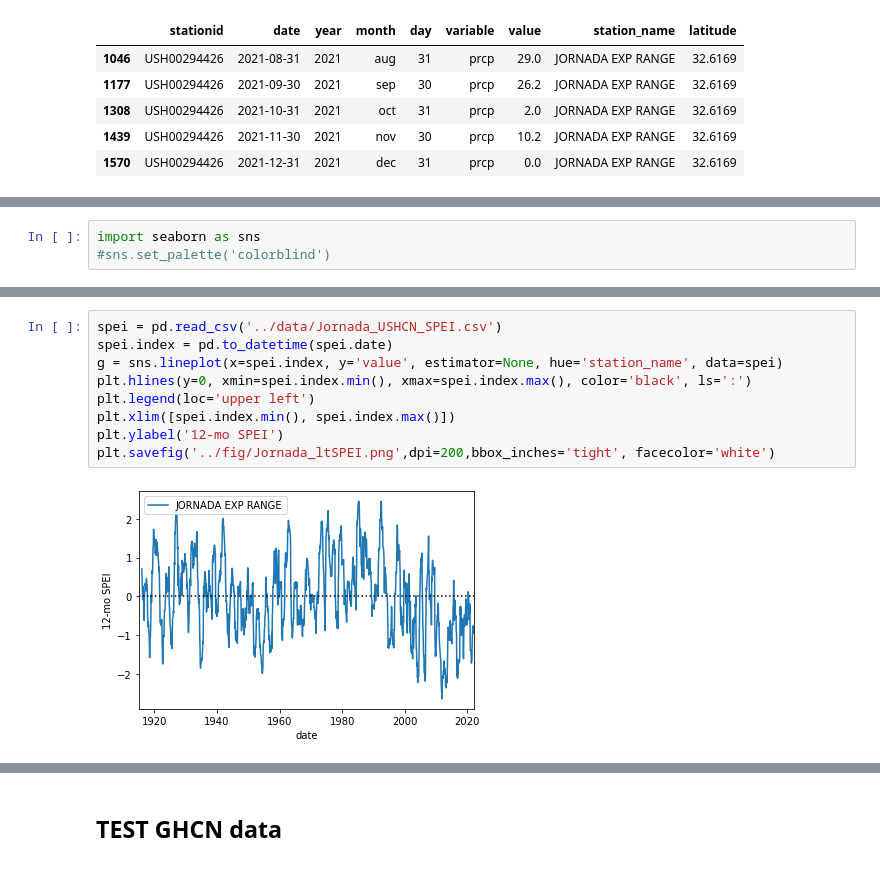
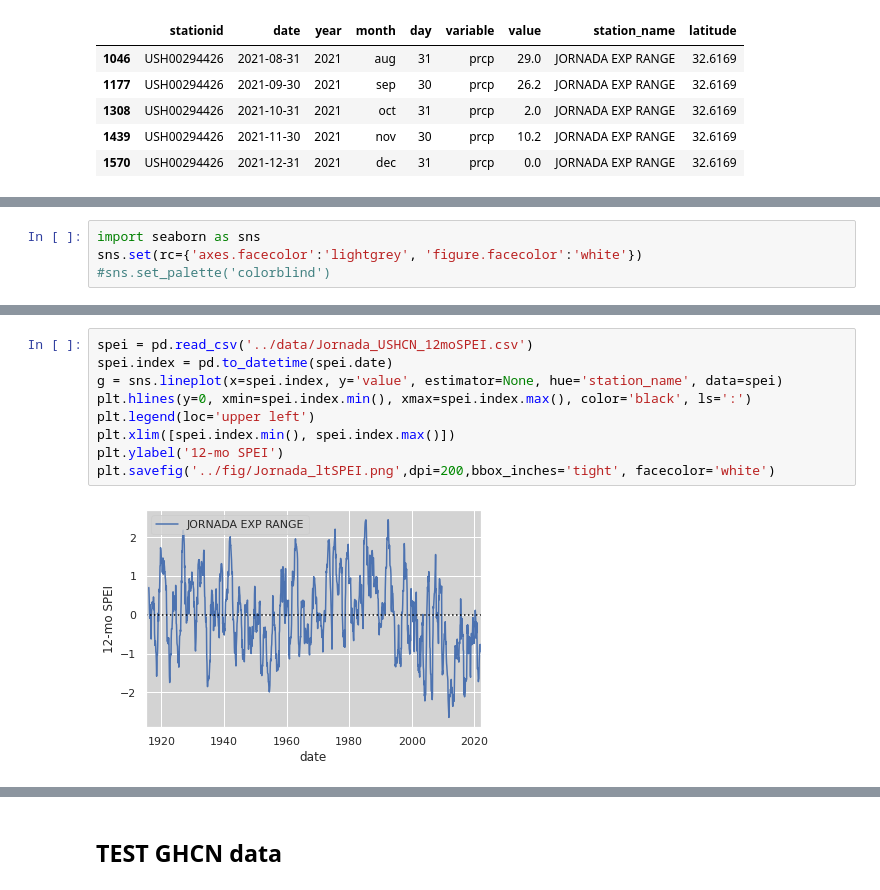
Before and after one commit to jornada-im/climate-metrics, a Jupyter notebook: notebooks/LTclimate.ipynb, the cells around one changed output, grey strips where cells are left out. Cells and saved outputs as stored; diff of their text form.

```diff
--- a/notebooks/LTclimate.ipynb
+++ b/notebooks/LTclimate.ipynb
@@ -76,3 +93,4 @@ out.tail()
 # %%
 import seaborn as sns
+sns.set(rc={'axes.facecolor':'lightgrey', 'figure.facecolor':'white'})
 #sns.set_palette('colorblind')
@@ -150,11 +141,11 @@ fig.savefig('../fig/Jornada_ltprecip.png',dpi=500,bbox_inches='tight', facecolor
 # %%
-spei = pd.read_csv('../data/Jornada_USHCN_SPEI.csv')
+spei = pd.read_csv('../data/Jornada_USHCN_12moSPEI.csv')
 spei.index = pd.to_datetime(spei.date)
 g = sns.lineplot(x=spei.index, y='value', estimator=None, hue='station_name', data=spei)
 plt.hlines(y=0, xmin=spei.index.min(), xmax=spei.index.max(), color='black', ls=':')
 plt.legend(loc='upper left')
 plt.xlim([spei.index.min(), spei.index.max()])
 plt.ylabel('12-mo SPEI')
 plt.savefig('../fig/Jornada_ltSPEI.png',dpi=200,bbox_inches='tight', facecolor='white')
 # %% [output]
-[figure, old version]
+[figure, new version]
```
Also changed, not shown: parts of 30 cells of this notebook.
